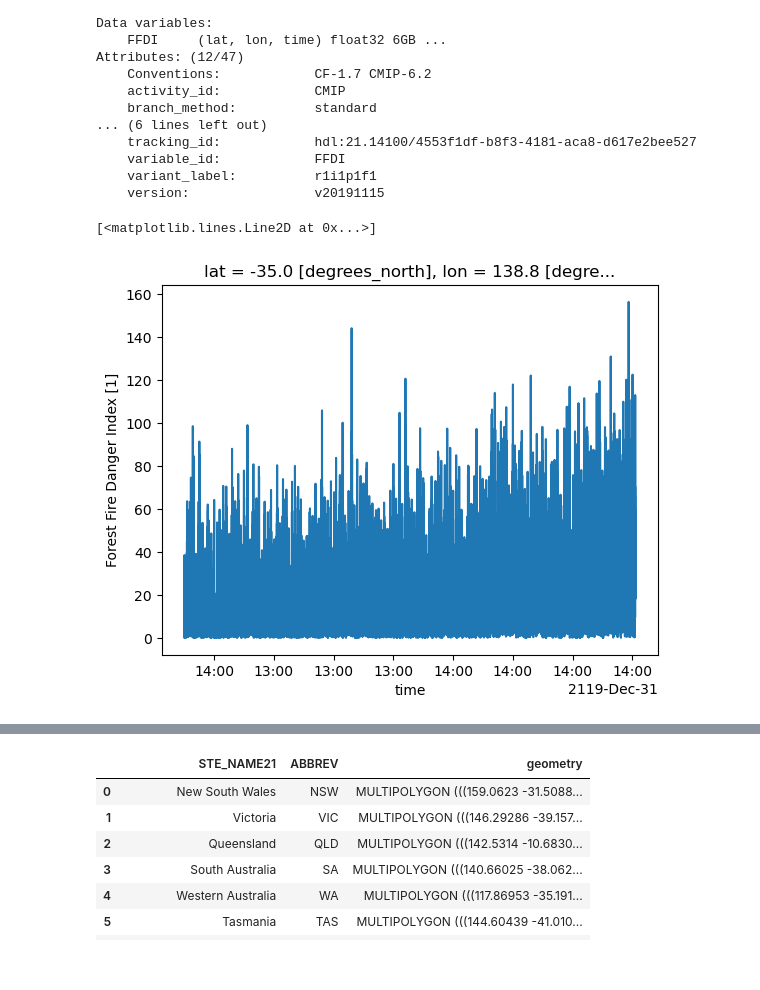
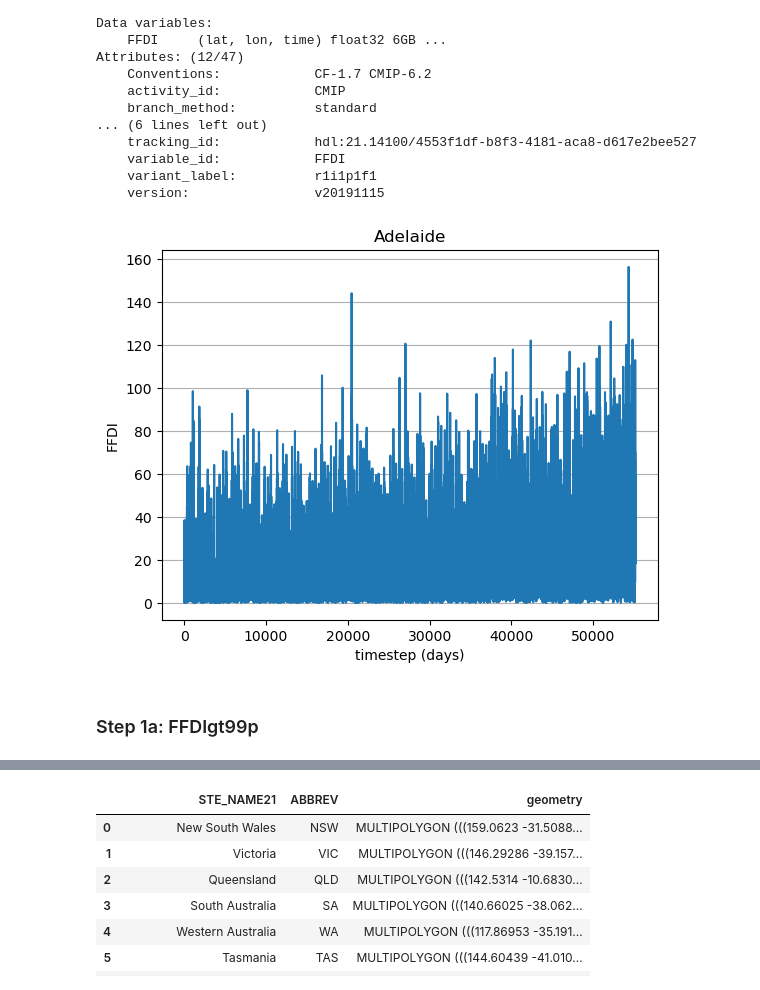
Before and after one commit to DamienIrving/treasury, a Jupyter notebook: ffdi-cmip6.ipynb, the cells around one changed output, grey strips where cells are left out. Saved outputs shown, nothing was run; the diff lists cells and outputs as text; code cells hidden in the pictures.

```diff
--- a/ffdi-cmip6.ipynb
+++ b/ffdi-cmip6.ipynb
@@ -41,5 +40,13 @@ ds_point = ds.sel({'lat': lat, 'lon': lon}, method='nearest')
 # %%
-ds_point['FFDI'].plot()
+ds_point = ds.sel({'lat': lat, 'lon': lon}, method='nearest')
+#ds_point['FFDI'].plot()
+plt.plot(ds_point['FFDI'].values)
+plt.ylabel('FFDI')
+plt.xlabel('timestep (days)')
+plt.title(location_name)
+plt.grid(axis='y')
+plt.show()
 # %% [output]
-[<matplotlib.lines.Line2D at 0x...>]
-[figure, old version]
+[figure, new version]
+# %% [markdown]
+### Step 1a: FFDIgt99p
```
Also changed, not shown: parts of 33 cells of this notebook.
